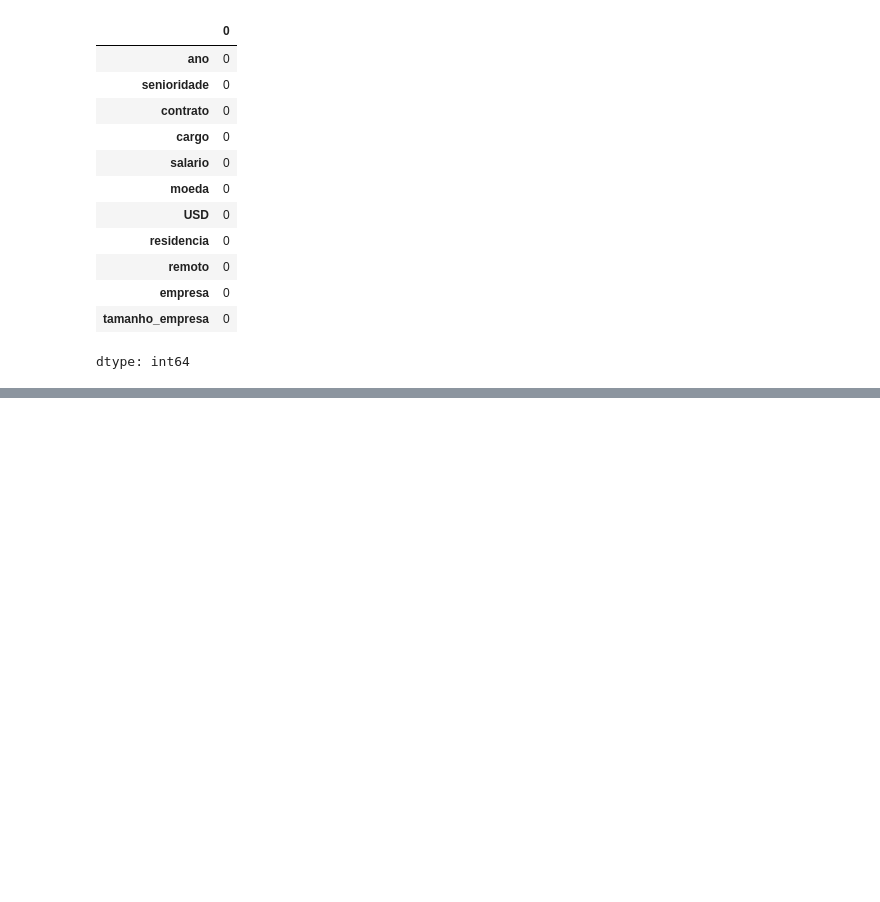
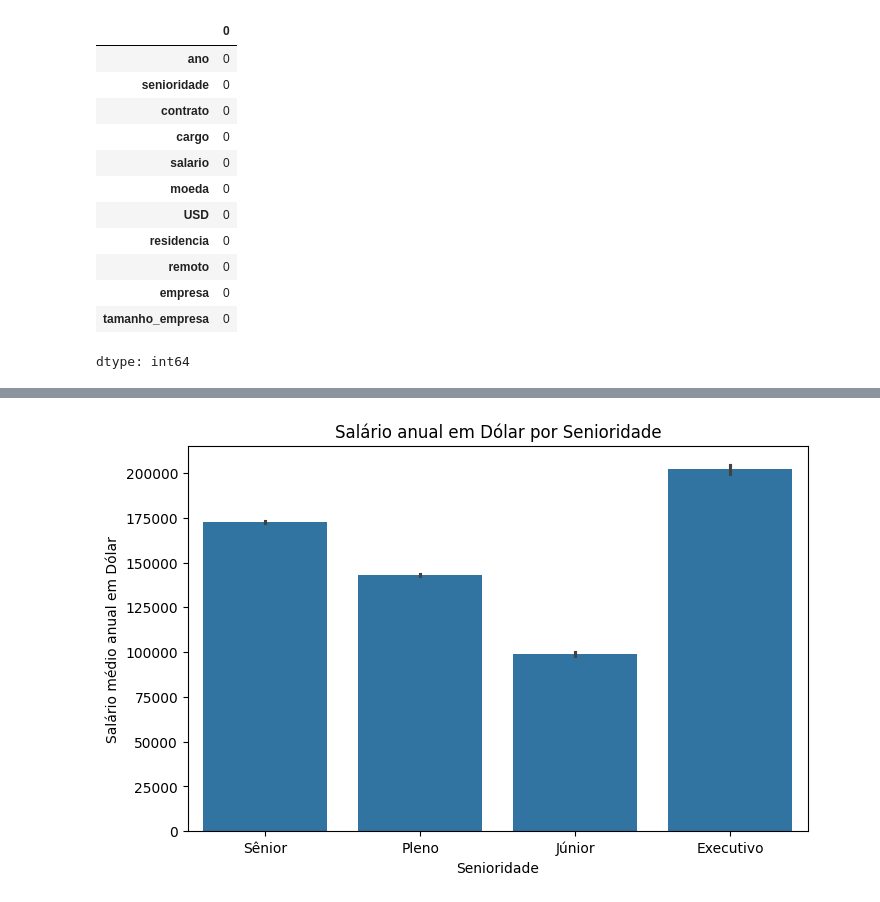
Before and after one commit to leandro-ikehara/Imersao_Dados_Python, a Jupyter notebook: Imersao_Dados_Python2025.ipynb, the cells around one changed output, grey strips where cells are left out. Drawn from its saved outputs; the diff is of its cells as text; code cells hidden in the pictures; blank space fills up the shorter version.

```diff
--- a/Imersao_Dados_Python2025.ipynb
+++ b/Imersao_Dados_Python2025.ipynb
@@ -350,0 +375,9 @@ df_tratado = df_tratado.assign(ano = df_tratado['ano'].astype('int64'))
+# %%
+plt.figure(figsize=(8, 5))
+sns.barplot(data=df_tratado, x='senioridade', y='USD')
+plt.title('Salário anual em Dólar por Senioridade')
+plt.xlabel('Senioridade')
+plt.ylabel('Salário médio anual em Dólar')
+plt.show()
+# %% [output]
+[figure, added]
```
Also changed, not shown: parts of 17 cells of this notebook.
